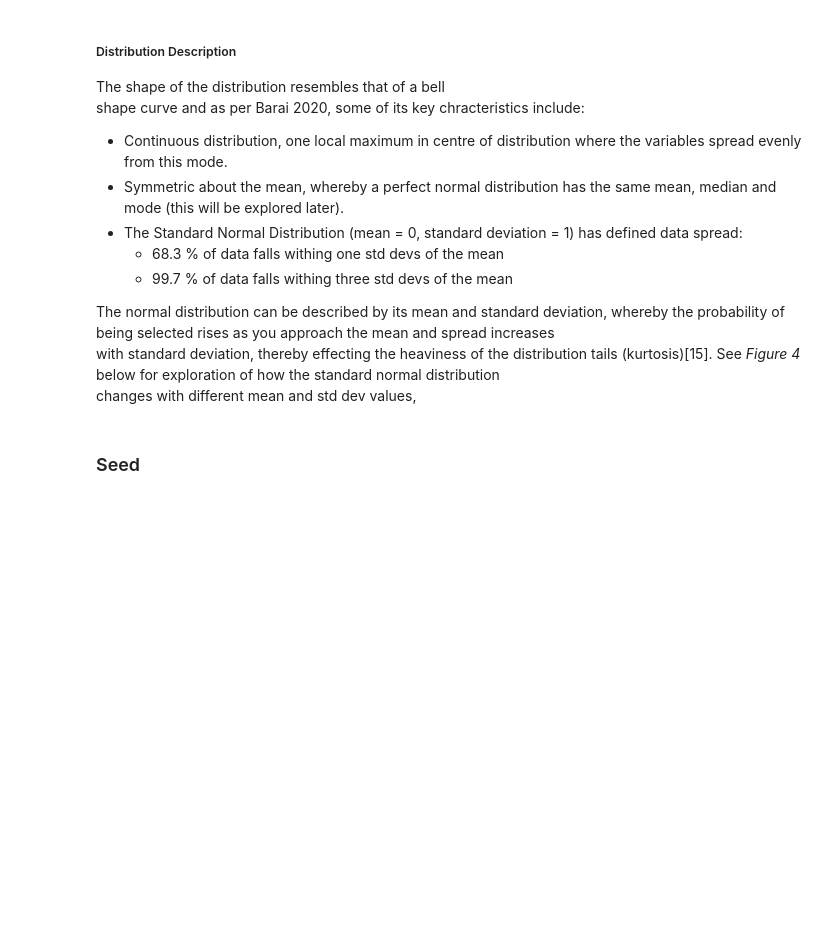
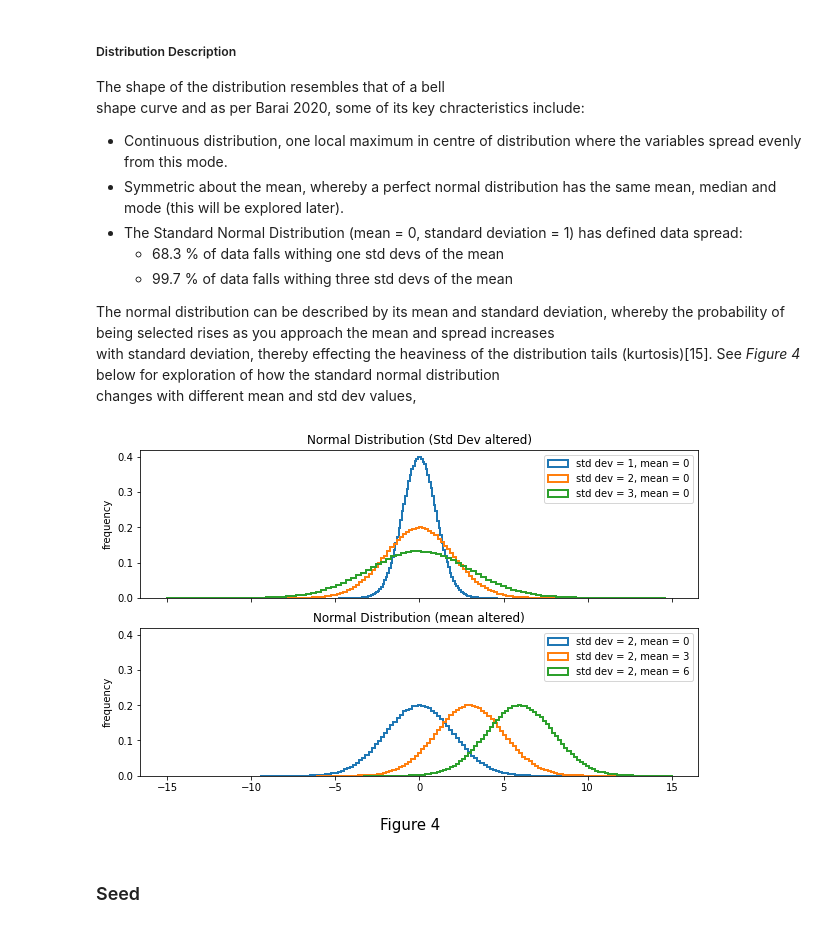
Before and after one commit to CiaranMoran27/numpy.random, a Jupyter notebook: numpy-random.ipynb, the cells around one changed output. Drawn from its saved outputs; the diff is of its cells as text; code cells hidden in the pictures; blank space fills up the shorter version.

Commit message:
Normal Distribution Section Updated: plot_normal_distributions function added

```diff
--- a/numpy-random.ipynb
+++ b/numpy-random.ipynb
@@ -274,6 +274,41 @@ shape curve and as per Barai 2020, some of its key chracteristics include: <br>
 The normal distribution can be described by its mean and standard deviation, whereby the probability of being selected rises as you approach the mean and spread increases<br>
 with standard deviation, thereby effecting the heaviness of the distribution tails (kurtosis)[15]. See *Figure 4* below for exploration of how the standard normal distribution<br>
 changes with different mean and std dev values,
+# %%
+def plot_normal_distributions(axis_check, mean, std_dev):
+    # pass mean, std dev and number of runs into generator.normal function
+    normal_array = rng.normal(mean, std_dev, 1000000)
+
+    if axis_check == 'axis_1':
+        ax1.hist(normal_array, bins = 100, histtype = 'step', linewidth = 2.0,
+                    label = "std dev = " + str(std_dev) + ", mean = " + str(mean), density = True)
+
+        ax1.set_title('Normal Distribution (Std Dev altered)')
+        ax1.set_ylabel('frequency')
+        ax1.legend(loc='upper right')
+
+    else:
+        ax2.hist(normal_array, bins = 100, histtype = 'step', linewidth = 2.0,
+                    label = "std dev = " + str(std_dev) + ", mean = " + str(mean), density = True)
+
+        ax2.set_title('Normal Distribution (mean altered)')
+        ax2.set_ylabel('frequency')
+        ax2.legend(loc='upper right')
+
+# generate 2 subpots and pass axis_check, mean and std dev to plotting function
+Fig, (ax1, ax2) = plt.subplots(2, 1, sharex = True, sharey = True, figsize = (10, 6))
+plt.figtext(0.5, 0.0, 'Figure 4', wrap = True, horizontalalignment = 'center', fontsize = 15)
+
+plot_normal_distributions('axis_1', mean = 0, std_dev = 1)
+plot_normal_distributions('axis_1', mean = 0, std_dev = 2)
+plot_normal_distributions('axis_1', mean = 0, std_dev = 3)
+plot_normal_distributions('axis_2', mean = 0, std_dev = 2)
+plot_normal_distributions('axis_2', mean = 3, std_dev = 2)
+plot_normal_distributions('axis_2', mean = 6, std_dev = 2)
+
+plt.show()
+# %% [output]
+[figure, added]
 # %% [markdown]
 ### Seed
 # %% [markdown]
```
Also changed, not shown: parts of 4 cells of this notebook.
